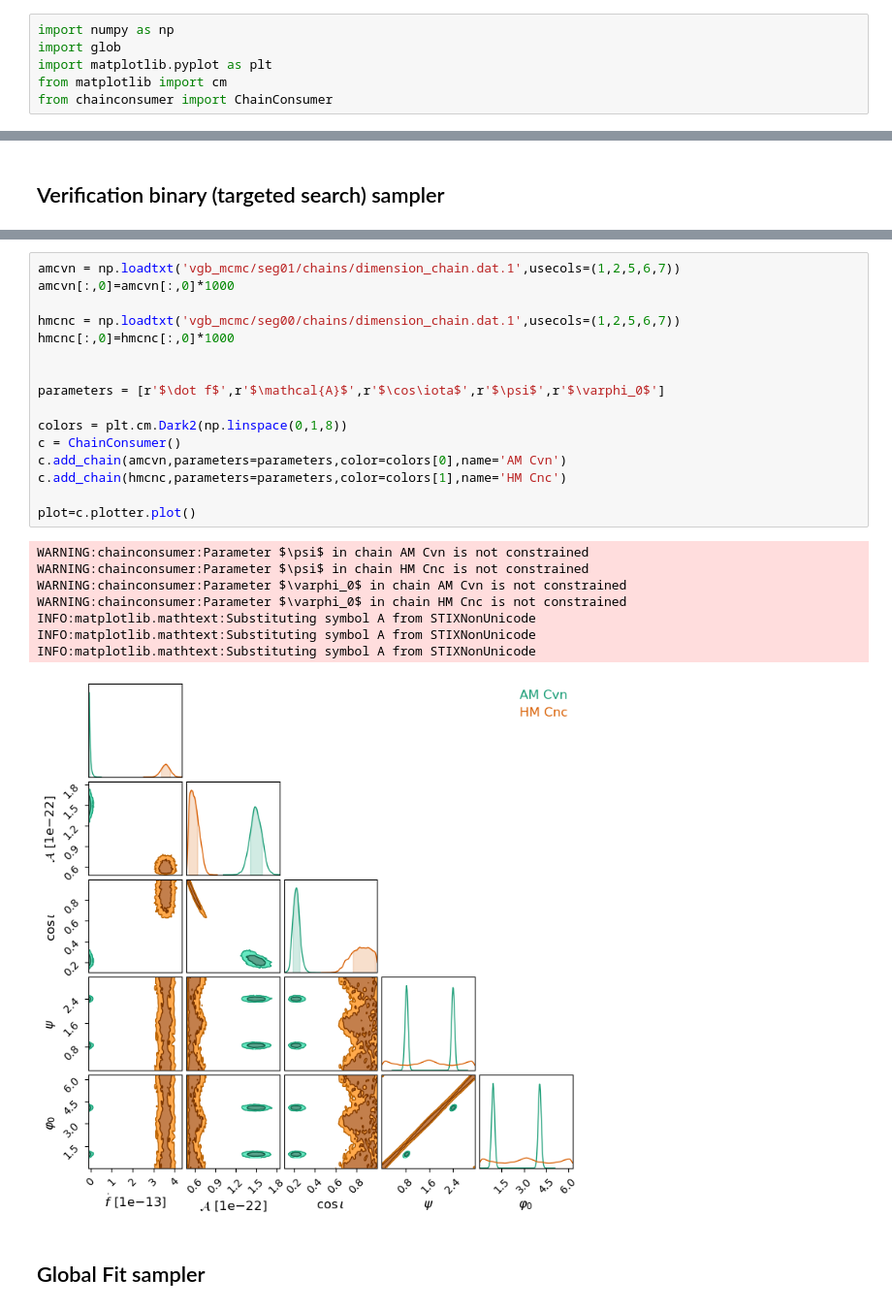
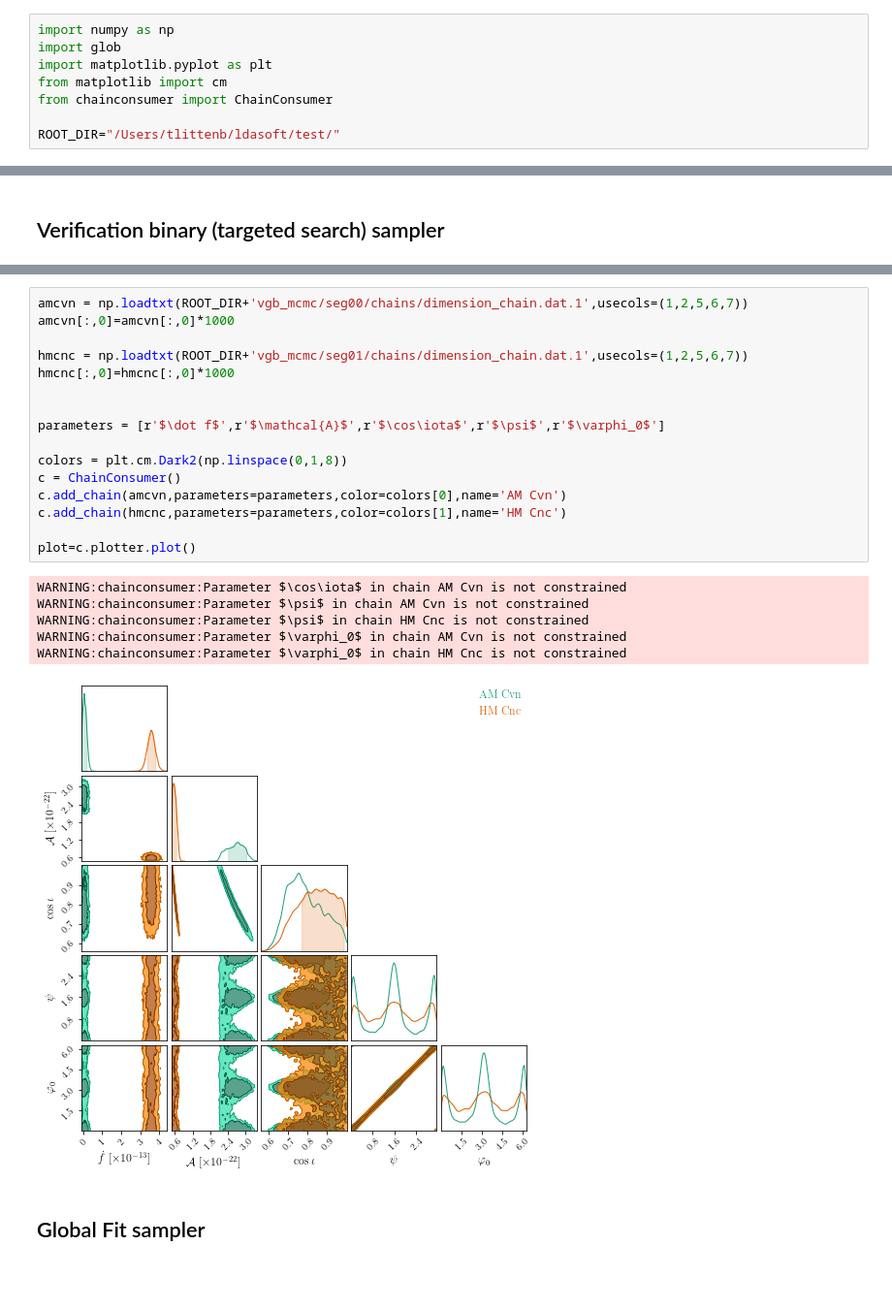
Before and after one commit to tlittenberg/ldasoft, a Jupyter notebook: apps/etc/test_suite.ipynb, the cells around one changed output, grey strips where cells are left out. Shown at 97% size. Cells and saved outputs as stored; diff of their text form; blank space fills up the shorter version.

```diff
--- a/apps/etc/test_suite.ipynb
+++ b/apps/etc/test_suite.ipynb
@@ -6,6 +6,8 @@ import glob
 import matplotlib.pyplot as plt
 from matplotlib import cm
 from chainconsumer import ChainConsumer
+
+ROOT_DIR="/Users/tlittenb/ldasoft/test/"
 # %% [markdown]
 ## UCB Model Samplers
 # %% [markdown]
@@ -345,27 +395,25 @@ plt.show()
 # %%
-amcvn = np.loadtxt('vgb_mcmc/seg01/chains/dimension_chain.dat.1',usecols=(1,2,5,6,7))
+amcvn = np.loadtxt(ROOT_DIR+'vgb_mcmc/seg00/chains/dimension_chain.dat.1',usecols=(1,2,5,6,7))
 amcvn[:,0]=amcvn[:,0]*1000
 
-hmcnc = np.loadtxt('vgb_mcmc/seg00/chains/dimension_chain.dat.1',usecols=(1,2,5,6,7))
+hmcnc = np.loadtxt(ROOT_DIR+'vgb_mcmc/seg01/chains/dimension_chain.dat.1',usecols=(1,2,5,6,7))
 hmcnc[:,0]=hmcnc[:,0]*1000
 
 
 parameters = [r'$\dot f$',r'$\mathcal{A}$',r'$\cos\iota$',r'$\psi$',r'$\varphi_0$']
 
 colors = plt.cm.Dark2(np.linspace(0,1,8))
 c = ChainConsumer()
 c.add_chain(amcvn,parameters=parameters,color=colors[0],name='AM Cvn')
 c.add_chain(hmcnc,parameters=parameters,color=colors[1],name='HM Cnc')
 
 plot=c.plotter.plot()
 # %% [output]
+WARNING:chainconsumer:Parameter $\cos\iota$ in chain AM Cvn is not constrained
 WARNING:chainconsumer:Parameter $\psi$ in chain AM Cvn is not constrained
 WARNING:chainconsumer:Parameter $\psi$ in chain HM Cnc is not constrained
 WARNING:chainconsumer:Parameter $\varphi_0$ in chain AM Cvn is not constrained
 WARNING:chainconsumer:Parameter $\varphi_0$ in chain HM Cnc is not constrained
-INFO:matplotlib.mathtext:Substituting symbol A from STIXNonUnicode
-INFO:matplotlib.mathtext:Substituting symbol A from STIXNonUnicode
-INFO:matplotlib.mathtext:Substituting symbol A from STIXNonUnicode
-[figure, old version]
+[figure, new version]
 # %% [markdown]
 ## Global Fit sampler
```
Also changed, not shown: parts of 16 cells of this notebook, 24 other files.
